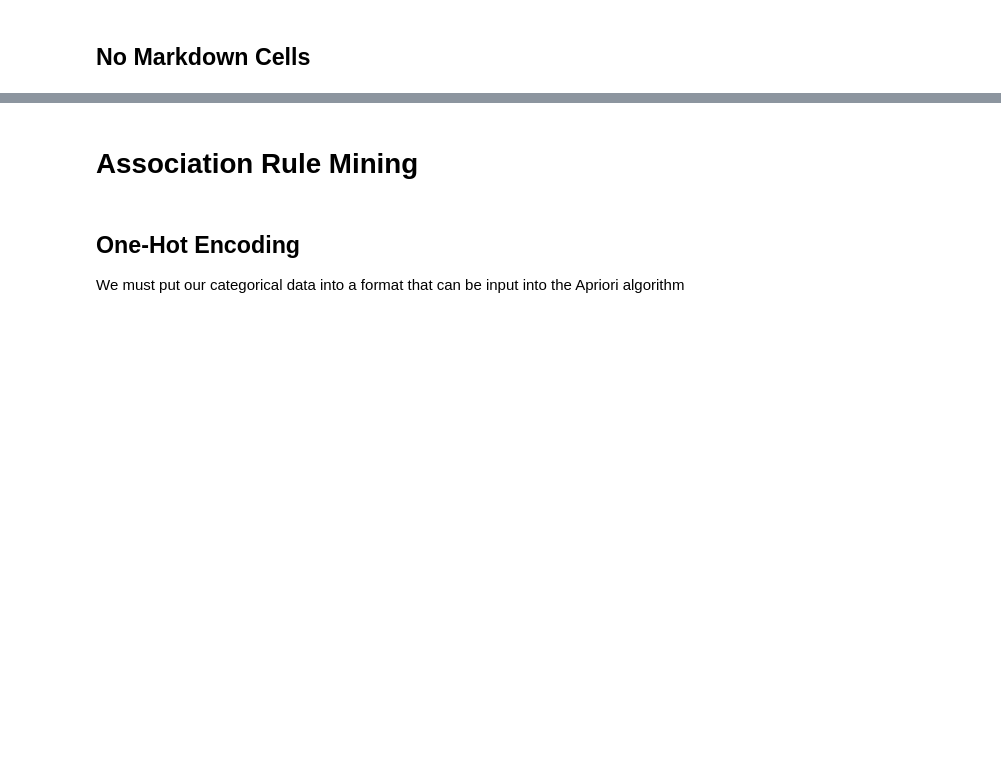
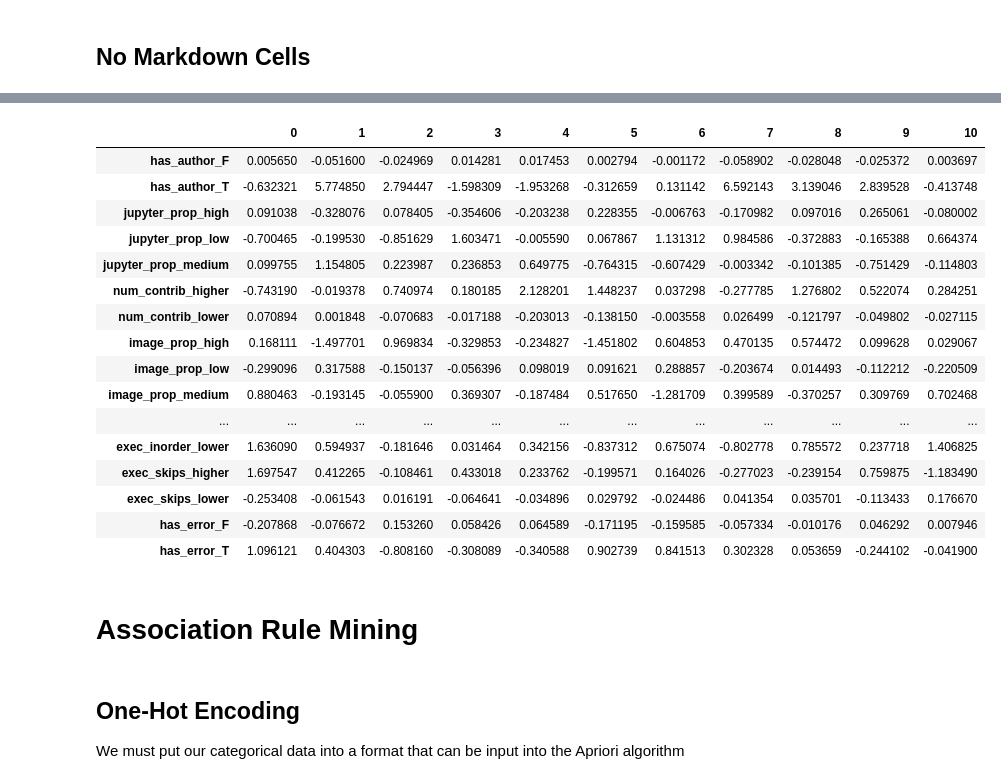
Before and after one commit to Isabel-Gan/quantifying-notebook-features, a Jupyter notebook: output/complete-runs/analysis/cat-factor-analysis.ipynb, the cells around one changed output, grey strips where cells are left out. Saved outputs shown, nothing was run; the diff lists cells and outputs as text; code cells hidden in the pictures; blank space fills up the shorter version.

```diff
--- a/output/complete-runs/analysis/cat-factor-analysis.ipynb
+++ b/output/complete-runs/analysis/cat-factor-analysis.ipynb
@@ -343,0 +220,9 @@ Name: exec_skips, dtype: int64
+# %%
+# instantiate MCA object and fit to data
+no_md_mca = prince.MCA(n_components = len(no_md_vars),
+                   n_iter = 10,
+                   copy = True,
+                   check_input = True,
+                   engine = 'auto',
+                   random_state = 42)
+no_md_mca_fit = no_md_mca.fit(no_md_df)
@@ -344,3 +259,24 @@ Name: exec_skips, dtype: int64
+# %%
+# examine correlation between variables and components
+no_md_mca_fit.column_coordinates(no_md_df)
+# %% [output]
+|  | 0 | 1 | 2 | 3 | 4 | 5 | 6 | 7 | 8 | 9 | 10 |
+| has_author_F | 0.005650 | -0.051600 | -0.024969 | 0.014281 | 0.017453 | 0.002794 | -0.001172 | -0.058902 | -0.028048 | -0.025372 | 0.003697 |
+| has_author_T | -0.632321 | 5.774850 | 2.794447 | -1.598309 | -1.953268 | -0.312659 | 0.131142 | 6.592143 | 3.139046 | 2.839528 | -0.413748 |
+| jupyter_prop_high | 0.091038 | -0.328076 | 0.078405 | -0.354606 | -0.203238 | 0.228355 | -0.006763 | -0.170982 | 0.097016 | 0.265061 | -0.080002 |
+| jupyter_prop_low | -0.700465 | -0.199530 | -0.851629 | 1.603471 | -0.005590 | 0.067867 | 1.131312 | 0.984586 | -0.372883 | -0.165388 | 0.664374 |
+| jupyter_prop_medium | 0.099755 | 1.154805 | 0.223987 | 0.236853 | 0.649775 | -0.764315 | -0.607429 | -0.003342 | -0.101385 | -0.751429 | -0.114803 |
+| num_contrib_higher | -0.743190 | -0.019378 | 0.740974 | 0.180185 | 2.128201 | 1.448237 | 0.037298 | -0.277785 | 1.276802 | 0.522074 | 0.284251 |
+| num_contrib_lower | 0.070894 | 0.001848 | -0.070683 | -0.017188 | -0.203013 | -0.138150 | -0.003558 | 0.026499 | -0.121797 | -0.049802 | -0.027115 |
+| image_prop_high | 0.168111 | -1.497701 | 0.969834 | -0.329853 | -0.234827 | -1.451802 | 0.604853 | 0.470135 | 0.574472 | 0.099628 | 0.029067 |
+| image_prop_low | -0.299096 | 0.317588 | -0.150137 | -0.056396 | 0.098019 | 0.091621 | 0.288857 | -0.203674 | 0.014493 | -0.112212 | -0.220509 |
+| image_prop_medium | 0.880463 | -0.193145 | -0.055900 | 0.369307 | -0.187484 | 0.517650 | -1.281709 | 0.399589 | -0.370257 | 0.309769 | 0.702468 |
+| ... | ... | ... | ... | ... | ... | ... | ... | ... | ... | ... | ... |
+| exec_inorder_lower | 1.636090 | 0.594937 | -0.181646 | 0.031464 | 0.342156 | -0.837312 | 0.675074 | -0.802778 | 0.785572 | 0.237718 | 1.406825 |
+| exec_skips_higher | 1.697547 | 0.412265 | -0.108461 | 0.433018 | 0.233762 | -0.199571 | 0.164026 | -0.277023 | -0.239154 | 0.759875 | -1.183490 |
+| exec_skips_lower | -0.253408 | -0.061543 | 0.016191 | -0.064641 | -0.034896 | 0.029792 | -0.024486 | 0.041354 | 0.035701 | -0.113433 | 0.176670 |
+| has_error_F | -0.207868 | -0.076672 | 0.153260 | 0.058426 | 0.064589 | -0.171195 | -0.159585 | -0.057334 | -0.010176 | 0.046292 | 0.007946 |
+| has_error_T | 1.096121 | 0.404303 | -0.808160 | -0.308089 | -0.340588 | 0.902739 | 0.841513 | 0.302328 | 0.053659 | -0.244102 | -0.041900 |
 # %% [markdown]
 # Association Rule Mining
 # %% [markdown]
```
Also changed, not shown: parts of 45 cells of this notebook.
